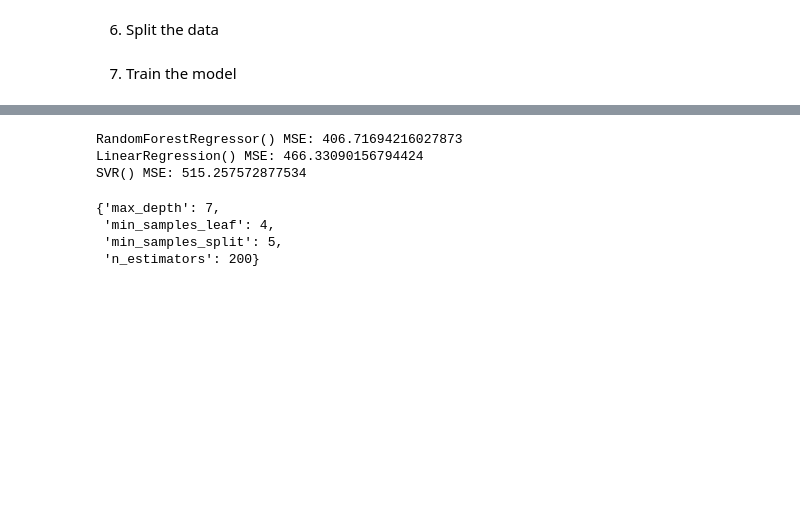
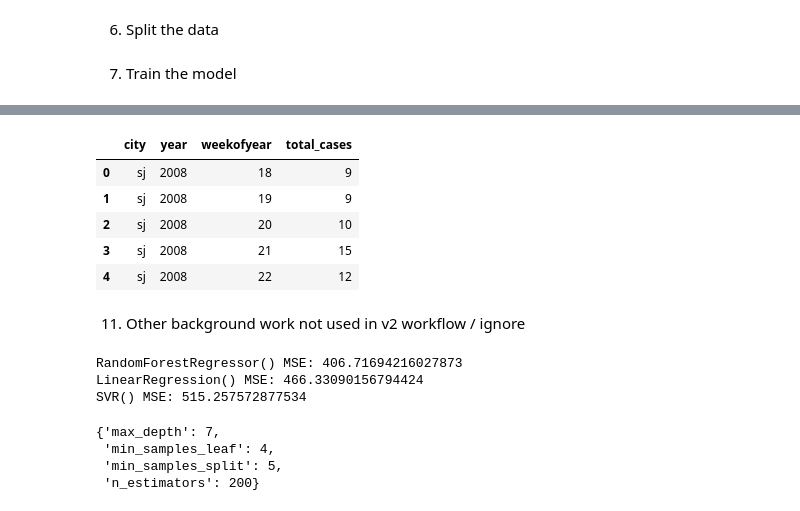
Before and after one commit to johnheusinger/dengue_fever, a Jupyter notebook: notebooks/dengAI_solution_v2.ipynb, the cells around one changed output, grey strips where cells are left out. Drawn from its saved outputs; the diff is of its cells as text; code cells hidden in the pictures; blank space fills up the shorter version.

```diff
--- a/notebooks/dengAI_solution_v2.ipynb
+++ b/notebooks/dengAI_solution_v2.ipynb
@@ -517,0 +683,22 @@ mean_squared_error(y_test,y_pred)
+# %%
+#save the y_pred as a csv file. please include the city, year, and weekofyear columns from the original X-test dataset
+X_test_v2 = pd.read_csv('../data/01_raw/dengue_features_test.csv')
+
+X_test_v2['total_cases'] = y_pred
+
+#change the total_cases into integer
+X_test_v2.total_cases = X_test_v2.total_cases.astype(int)
+
+
+#keep only city, year, weekofyear, and total_cases columns
+X_test_v2 = X_test_v2[['city','year','weekofyear','total_cases']]
+
+#check the data
+X_test_v2.head()
+# %% [output]
+|  | city | year | weekofyear | total_cases |
+| 0 | sj | 2008 | 18 | 9 |
+| 1 | sj | 2008 | 19 | 9 |
+| 2 | sj | 2008 | 20 | 10 |
+| 3 | sj | 2008 | 21 | 15 |
+| 4 | sj | 2008 | 22 | 12 |
@@ -518,3 +708,5 @@ mean_squared_error(y_test,y_pred)
+# %% [markdown]
+11. Other background work not used in v2 workflow / ignore
 # %%
 #we want to test which of the machine learning alogrithim will work best for this dataset. let us write code that we can try out different model to see the performance of the best one for this dataset
 from sklearn.ensemble import RandomForestRegressor
```
Also changed, not shown: parts of 24 cells of this notebook, 1 other file.
